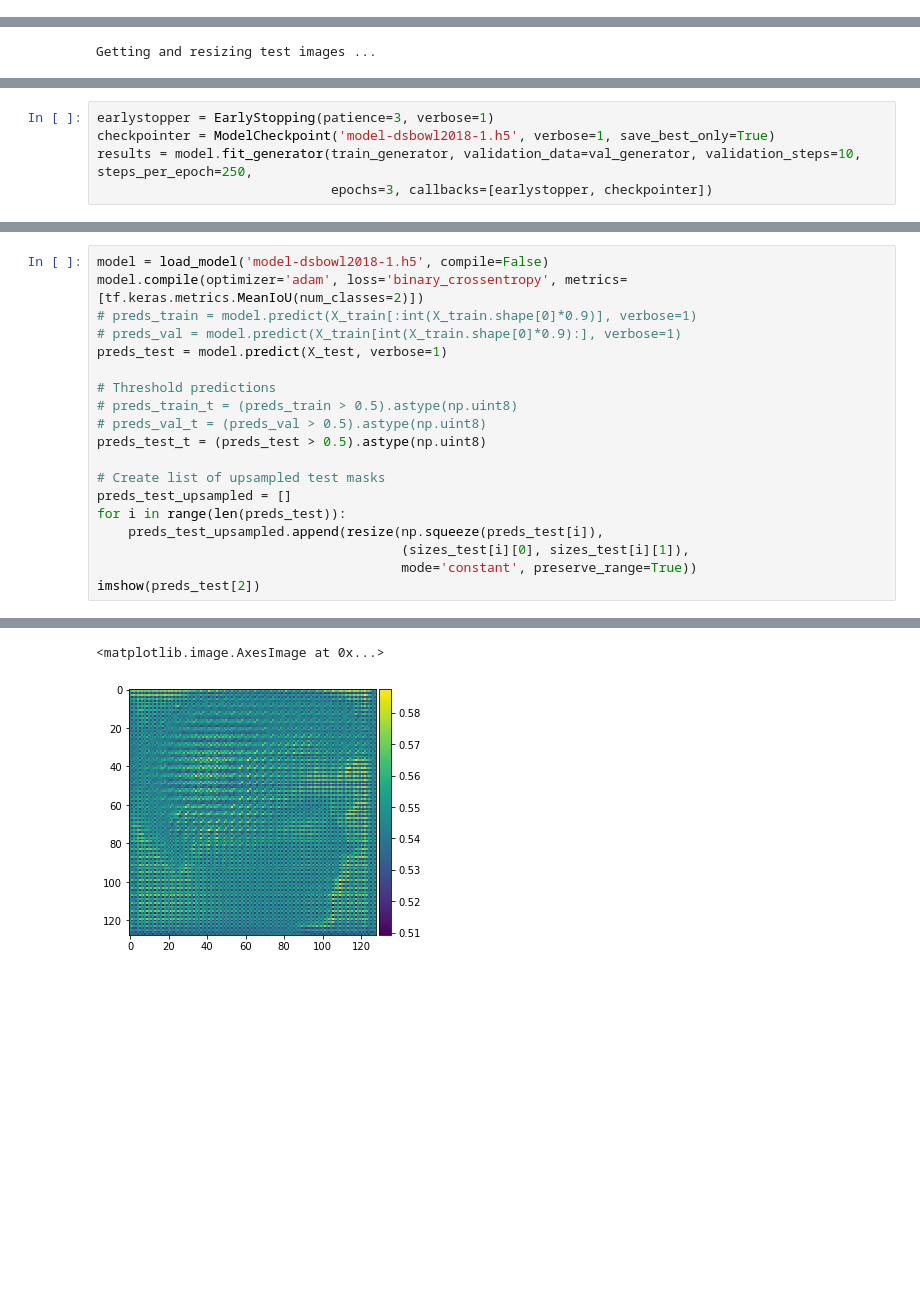
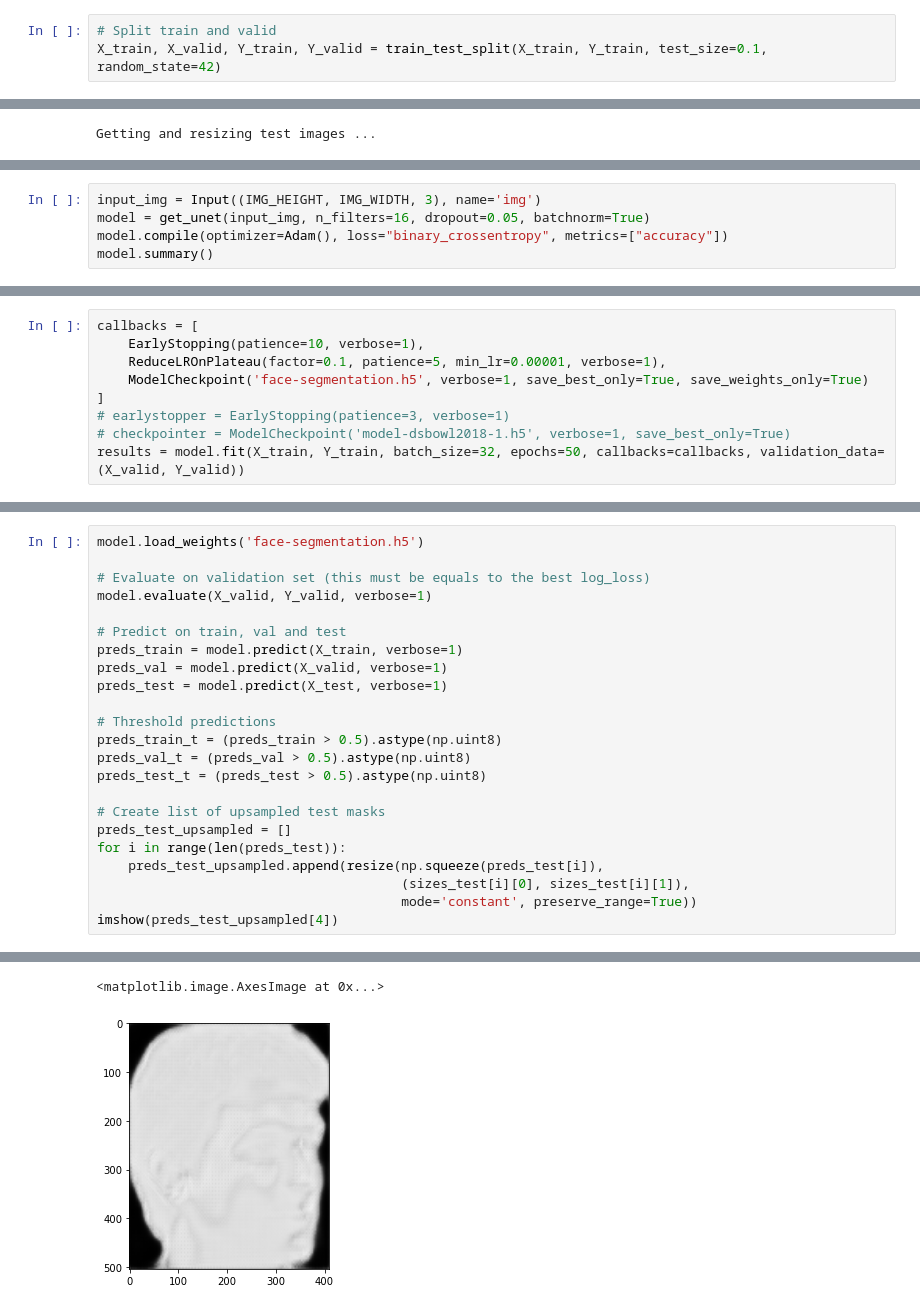
Before and after one commit to Team-SWANK/Face-Segmentation-Network, a Jupyter notebook: Face-Segmentation.ipynb, the cells around one changed output, grey strips where cells are left out. Drawn from its saved outputs; the diff is of its cells as text; blank space fills up the shorter version.

Commit message:
outputting predicted masks

```diff
--- a/Face-Segmentation.ipynb
+++ b/Face-Segmentation.ipynb
@@ -82,3 +85,6 @@ for n, id_ in tqdm(enumerate(train_ids), total=len(train_ids)):
                 Y_train[n][x][y] = 0
 # %% [output]
 Getting and resizing train images and masks ...
+# %%
+# Split train and valid
+X_train, X_valid, Y_train, Y_valid = train_test_split(X_train, Y_train, test_size=0.1, random_state=42)
@@ -213,5 +119,0 @@ ________________________________________________________________________________
-# %%
-earlystopper = EarlyStopping(patience=3, verbose=1)
-checkpointer = ModelCheckpoint('model-dsbowl2018-1.h5', verbose=1, save_best_only=True)
-results = model.fit_generator(train_generator, validation_data=val_generator, validation_steps=10, steps_per_epoch=250,
-                              epochs=3, callbacks=[earlystopper, checkpointer])
@@ -230,0 +184,5 @@ Epoch 00003: val_loss did not improve from 0.62540
+# %%
+input_img = Input((IMG_HEIGHT, IMG_WIDTH, 3), name='img')
+model = get_unet(input_img, n_filters=16, dropout=0.05, batchnorm=True)
+model.compile(optimizer=Adam(), loss="binary_crossentropy", metrics=["accuracy"])
+model.summary()
@@ -230,0 +207,9 @@ Epoch 00003: val_loss did not improve from 0.62540
+# %%
+callbacks = [
+    EarlyStopping(patience=10, verbose=1),
+    ReduceLROnPlateau(factor=0.1, patience=5, min_lr=0.00001, verbose=1),
+    ModelCheckpoint('face-segmentation.h5', verbose=1, save_best_only=True, save_weights_only=True)
+]
+# earlystopper = EarlyStopping(patience=3, verbose=1)
+# checkpointer = ModelCheckpoint('model-dsbowl2018-1.h5', verbose=1, save_best_only=True)
+results = model.fit(X_train, Y_train, batch_size=32, epochs=50, callbacks=callbacks, validation_data=(X_valid, Y_valid))
@@ -231,13 +245,17 @@ Epoch 00003: val_loss did not improve from 0.62540
 # %%
-model = load_model('model-dsbowl2018-1.h5', compile=False)
-model.compile(optimizer='adam', loss='binary_crossentropy', metrics=[tf.keras.metrics.MeanIoU(num_classes=2)])
-# preds_train = model.predict(X_train[:int(X_train.shape[0]*0.9)], verbose=1)
-# preds_val = model.predict(X_train[int(X_train.shape[0]*0.9):], verbose=1)
+model.load_weights('face-segmentation.h5')
+
+# Evaluate on validation set (this must be equals to the best log_loss)
+model.evaluate(X_valid, Y_valid, verbose=1)
+
+# Predict on train, val and test
+preds_train = model.predict(X_train, verbose=1)
+preds_val = model.predict(X_valid, verbose=1)
 preds_test = model.predict(X_test, verbose=1)
 
 # Threshold predictions
-# preds_train_t = (preds_train > 0.5).astype(np.uint8)
-# preds_val_t = (preds_val > 0.5).astype(np.uint8)
+preds_train_t = (preds_train > 0.5).astype(np.uint8)
+preds_val_t = (preds_val > 0.5).astype(np.uint8)
 preds_test_t = (preds_test > 0.5).astype(np.uint8)
 
 # Create list of upsampled test masks
@@ -246,5 +264,5 @@ for i in range(len(preds_test)):
     preds_test_upsampled.append(resize(np.squeeze(preds_test[i]),
                                        (sizes_test[i][0], sizes_test[i][1]),
                                        mode='constant', preserve_range=True))
-imshow(preds_test[2])
+imshow(preds_test_upsampled[4])
 # %% [output]
@@ -252,2 +273,2 @@ imshow(preds_test[2])
 <matplotlib.image.AxesImage at 0x...>
-[figure, old version]
+[figure, new version]
```
Also changed, not shown: parts of 17 cells of this notebook, 2 other files.
